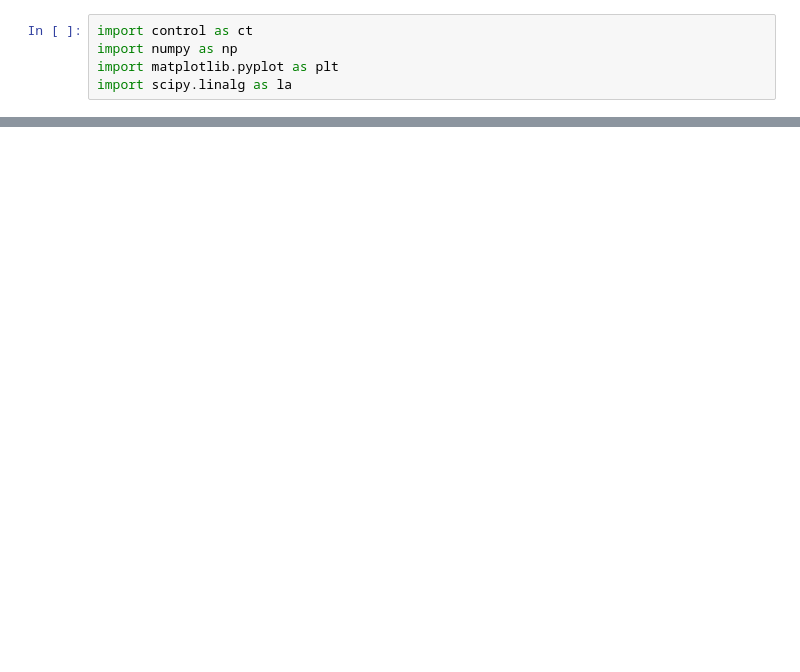
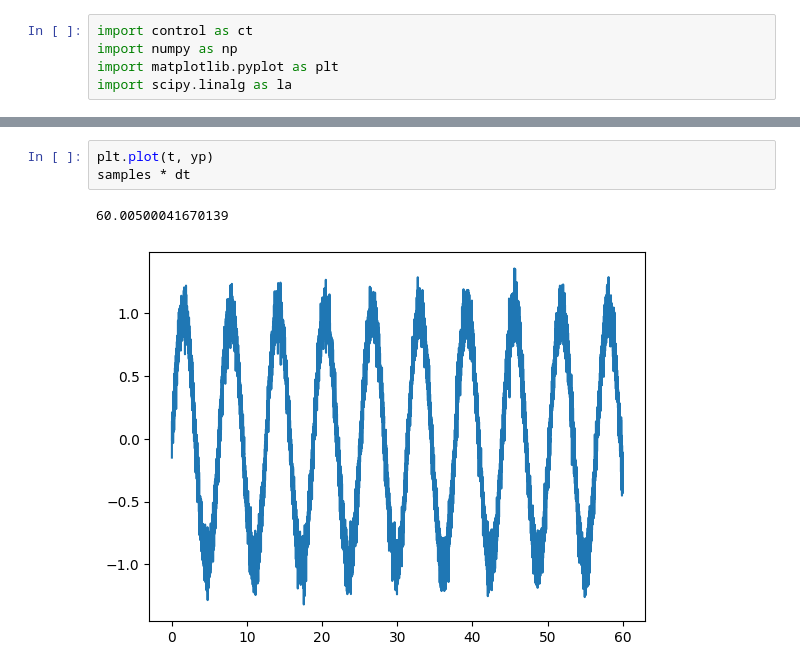
Before and after one commit to simutisernestas/UAVTR, a Jupyter notebook: notebooks/estimation.ipynb, the cells around one changed output, grey strips where cells are left out. Cells and saved outputs as stored; diff of their text form; blank space fills up the shorter version.

```diff
--- a/notebooks/estimation.ipynb
+++ b/notebooks/estimation.ipynb
@@ -100,3 +54,9 @@ Obs:  3
+# %%
+plt.plot(t, yp)
+samples * dt
+# %% [output]
+60.00500041670139
+[figure, added]
 # %%
 # Define the system matrices
 F = Ad
```
Also changed, not shown: parts of 6 cells of this notebook.
